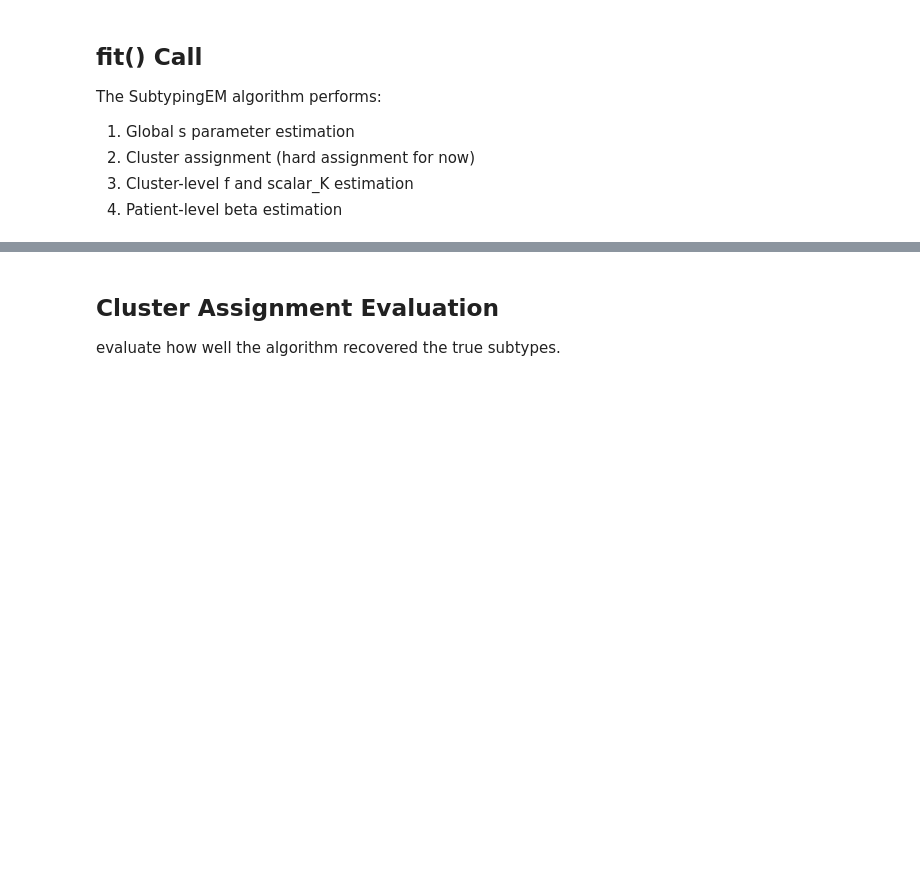
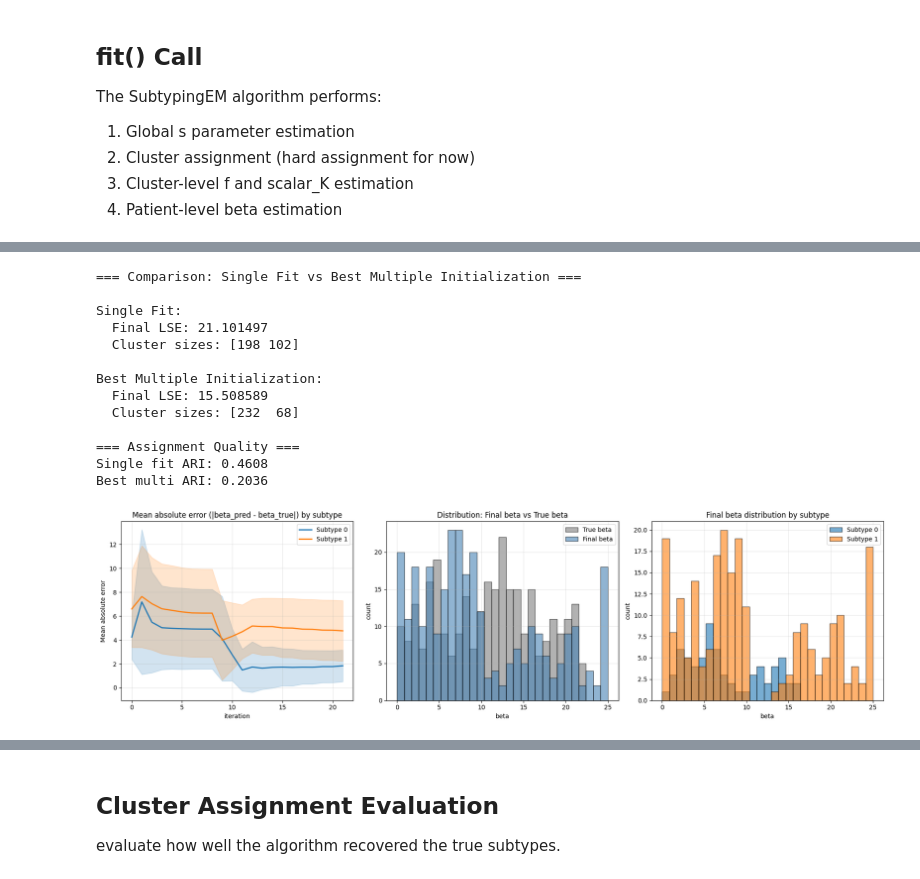
Before and after one commit to LAMCIG/Progression_models_simulations, a Jupyter notebook: EMDPM/experiments/synthetic_experiments/subtyping/test_subtyping_em.ipynb, the cells around one changed output, grey strips where cells are left out. Saved outputs shown, nothing was run; the diff lists cells and outputs as text; code cells hidden in the pictures; blank space fills up the shorter version.

```diff
--- a/EMDPM/experiments/synthetic_experiments/subtyping/test_subtyping_em.ipynb
+++ b/EMDPM/experiments/synthetic_experiments/subtyping/test_subtyping_em.ipynb
@@ -215,0 +335,46 @@ Final LSE: 24.548649
+# %%
+
+# Calculate ARI for single fit (needed for comparison)
+assignments_single = subtyping_em.final_assignments
+if hasattr(subtyping_em, 'final_assignments_matched') and subtyping_em.label_mapping_applied:
+    assignments_single = subtyping_em.final_assignments_matched
+ari_before = adjusted_rand_score(assignments_true, assignments_single)
+
+print("=== Comparison: Single Fit vs Best Multiple Initialization ===\n")
+
+print("Single Fit:")
+print(f"  Final LSE: {subtyping_em.lse_history[-1]:.6f}")
+print(f"  Cluster sizes: {np.bincount(subtyping_em.final_assignments)}")
+
+print("\nBest Multiple Initialization:")
+print(f"  Final LSE: {best_model.lse_history[-1]:.6f}")
+print(f"  Cluster sizes: {np.bincount(best_model.final_assignments)}")
+
+ari_best = adjusted_rand_score(assignments_true, assignments_best)
+print(f"\n=== Assignment Quality ===")
+print(f"Single fit ARI: {ari_before:.4f}")
+print(f"Best multi ARI: {ari_best:.4f}")
+
+# Plot beta history for best model
+plot_beta_history_by_subtype(
+    beta_history=best_model.beta_history,
+    assignments=assignments_best,
+    n_subtypes=n_subtypes,
+    beta_true=beta_true_array,
+    subtype_mapping=best_model_subtype_mapping,
+)
+# %% [output]
+=== Comparison: Single Fit vs Best Multiple Initialization ===
+
+Single Fit:
+  Final LSE: 21.101497
+  Cluster sizes: [198 102]
+
+Best Multiple Initialization:
+  Final LSE: 15.508589
+  Cluster sizes: [232  68]
+
+=== Assignment Quality ===
+Single fit ARI: 0.4608
+Best multi ARI: 0.2036
+[figure, added]
```
Also changed, not shown: parts of 22 cells of this notebook, 18 other files.
